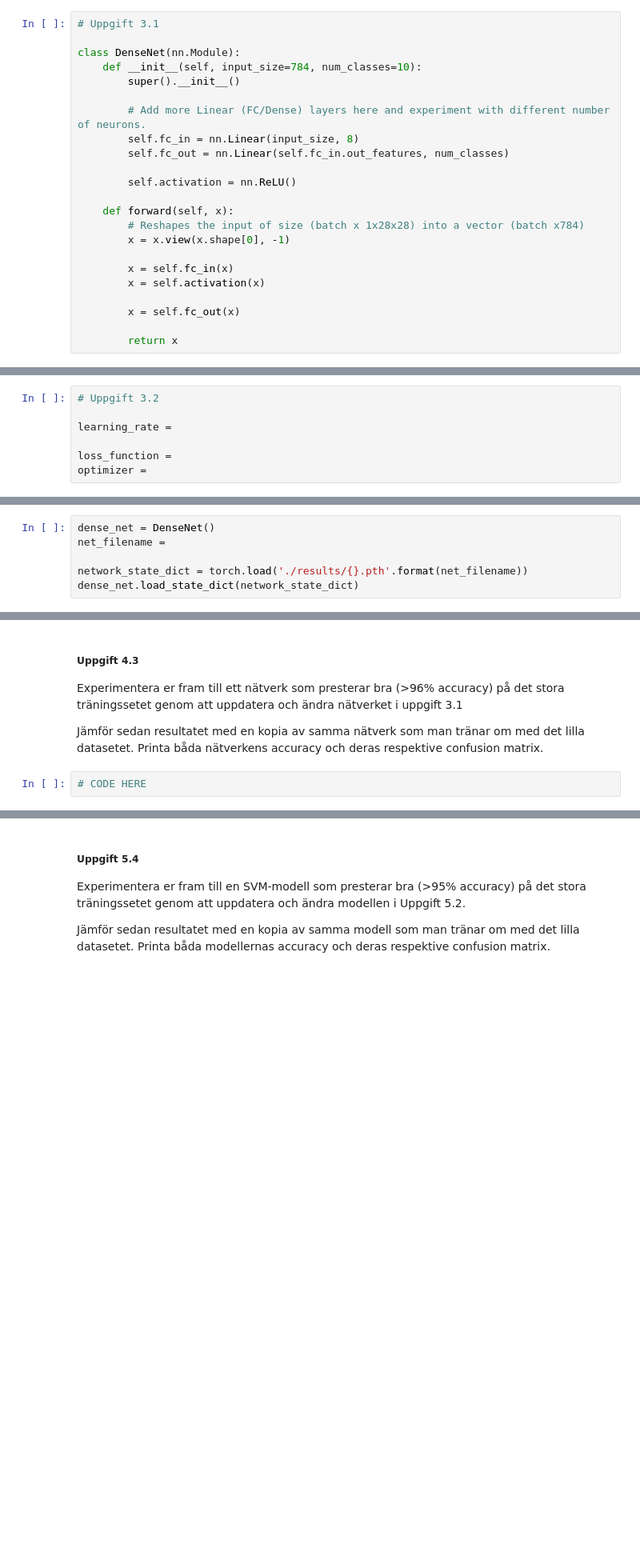
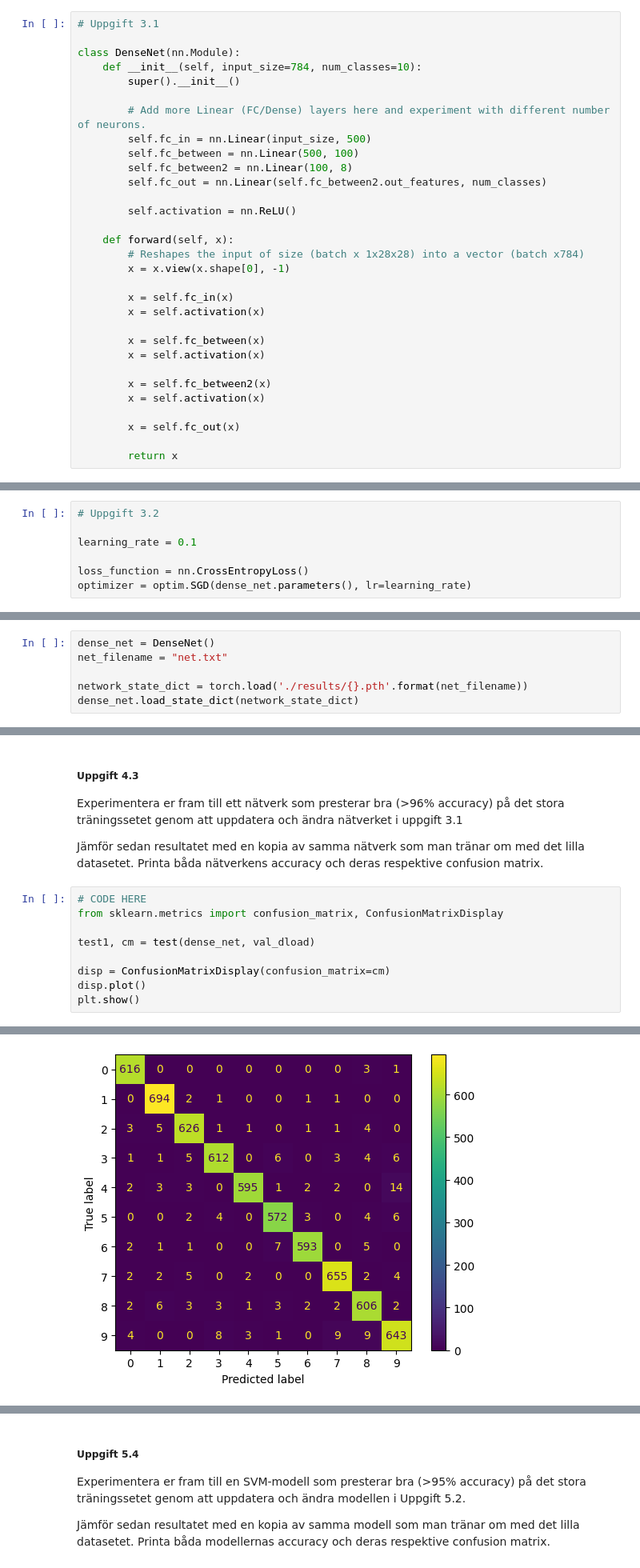
Before and after one commit to Gsson1337/Assignment3ML, a Jupyter notebook: ML_Assignment_3.ipynb, the cells around one changed output, grey strips where cells are left out. Shown: that part at 80% size. Drawn from its saved outputs; the diff is of its cells as text; blank space fills up the shorter version.

```diff
--- a/ML_Assignment_3.ipynb
+++ b/ML_Assignment_3.ipynb
@@ -169,8 +218,10 @@ class DenseNet(nn.Module):
         super().__init__()
 
         # Add more Linear (FC/Dense) layers here and experiment with different number of neurons.
-        self.fc_in = nn.Linear(input_size, 8)
-        self.fc_out = nn.Linear(self.fc_in.out_features, num_classes)
+        self.fc_in = nn.Linear(input_size, 500)
+        self.fc_between = nn.Linear(500, 100)
+        self.fc_between2 = nn.Linear(100, 8)
+        self.fc_out = nn.Linear(self.fc_between2.out_features, num_classes)
 
         self.activation = nn.ReLU()
 
@@ -181,6 +232,12 @@ class DenseNet(nn.Module):
         x = self.fc_in(x)
         x = self.activation(x)
 
+        x = self.fc_between(x)
+        x = self.activation(x)
+
+        x = self.fc_between2(x)
+        x = self.activation(x)
+
         x = self.fc_out(x)
 
         return x
@@ -209,10 +275,10 @@ som hittas här https://pytorch.org/docs/stable/optim.html
 # %%
 # Uppgift 3.2
 
-learning_rate =
+learning_rate = 0.1
 
-loss_function =
-optimizer =
+loss_function = nn.CrossEntropyLoss()
+optimizer = optim.SGD(dense_net.parameters(), lr=learning_rate)
 # %% [markdown]
 ### Uppgift 4 - Träna och evaluera dense-nätverk
 
@@ -296,7 +433,7 @@ for epoch in range(1, n_epochs + 1):
 Ett sparat nätverk kan sedan laddas in med *torch.load(filename)* enligt koden nedan.
 # %%
 dense_net = DenseNet()
-net_filename =
+net_filename = "net.txt"
 
 network_state_dict = torch.load('./results/{}.pth'.format(net_filename))
 dense_net.load_state_dict(network_state_dict)
@@ -307,3 +446,11 @@ Experimentera er fram till ett nätverk som presterar bra (>96% accuracy) på de
 Jämför sedan resultatet med en kopia av samma nätverk som man tränar om med det lilla datasetet. Printa båda nätverkens accuracy och deras respektive confusion matrix.
 # %%
 # CODE HERE
+from sklearn.metrics import confusion_matrix, ConfusionMatrixDisplay
+
+test1, cm = test(dense_net, val_dload)
+
+disp = ConfusionMatrixDisplay(confusion_matrix=cm)
+disp.plot()
+plt.show()
+# %% [output]
@@ -310,3 +458,4 @@ Jämför sedan resultatet med en kopia av samma nätverk som man tränar om med
+[figure, added]
 # %% [markdown]
 ### Uppgift 5 - Träna och evaluera SVM:s
 
```
Also changed, not shown: parts of 22 cells of this notebook, 4 other files.
